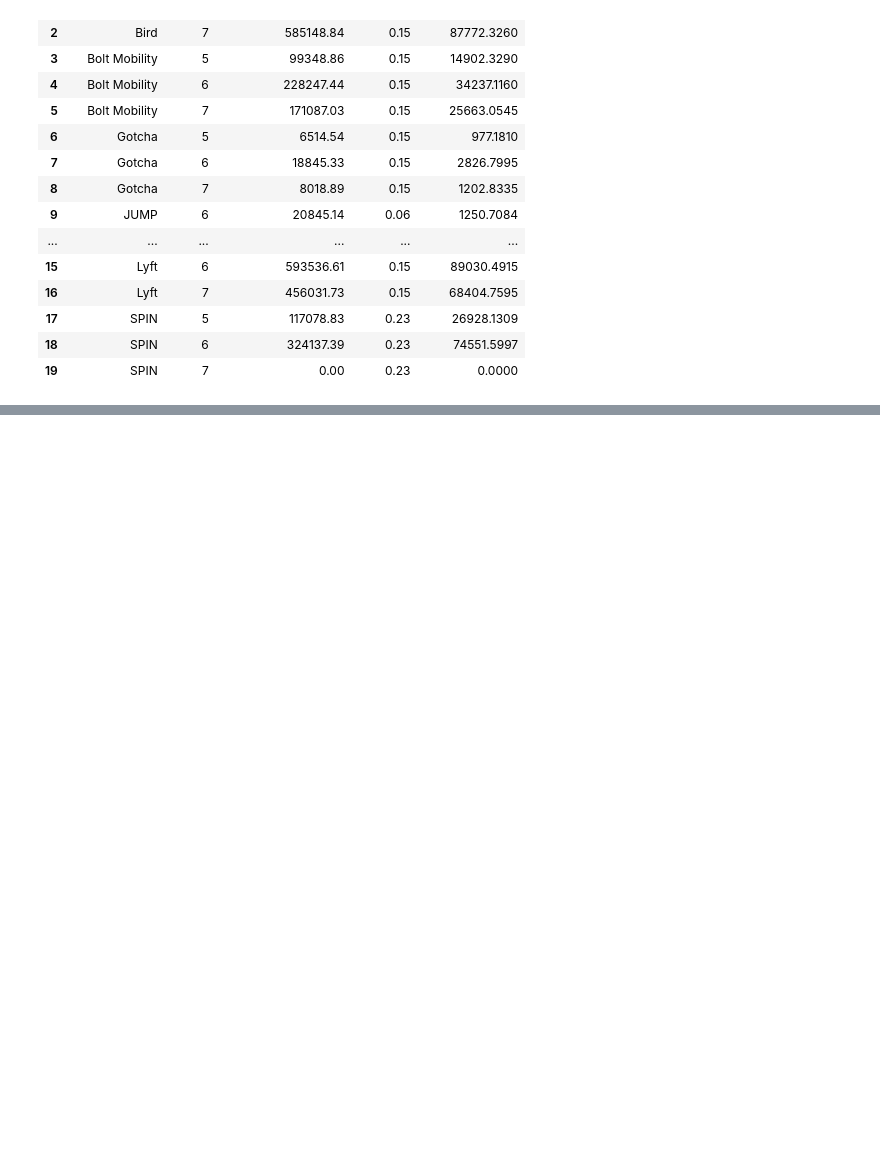
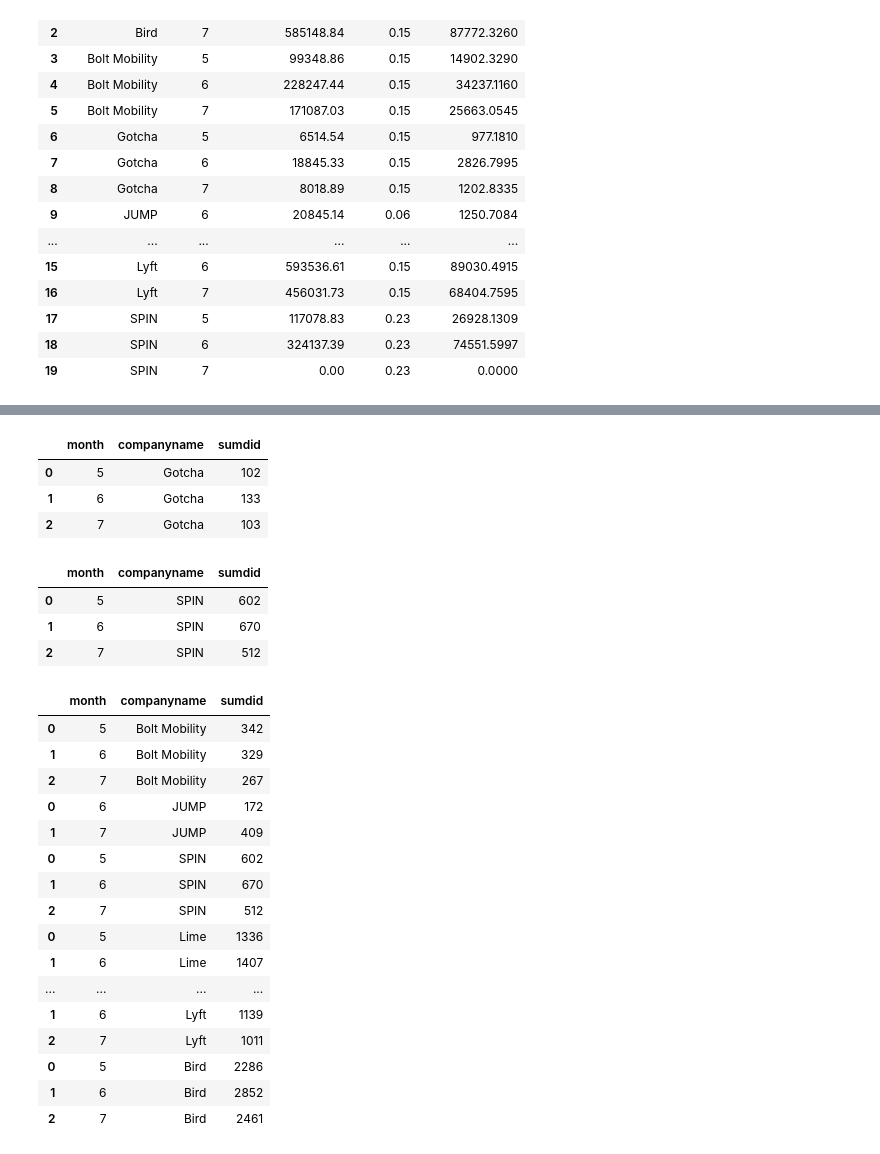
Before and after one commit to NSS-Full-Time-Data-Analytics-11/nashville-scooters-jazzy, a Jupyter notebook: notebooks/prices_trips.ipynb, the cells around one changed output, grey strips where cells are left out. Saved outputs shown, nothing was run; the diff lists cells and outputs as text; code cells hidden in the pictures; blank space fills up the shorter version.

```diff
--- a/notebooks/prices_trips.ipynb
+++ b/notebooks/prices_trips.ipynb
@@ -366,0 +483,8 @@ tripscost_grouped_month
+# %%
+scootcount_jump = (scootcount_jump.groupby(['month', 'companyname'])
+['sumdid']
+ .nunique()
+ .reset_index()
+)
+
+scootcount_jump
@@ -366,0 +495,8 @@ tripscost_grouped_month
+# %%
+scootcount_bird = (scootcount_bird.groupby(['month', 'companyname'])
+['sumdid']
+ .nunique()
+ .reset_index()
+)
+
+scootcount_bird
@@ -366,0 +508,60 @@ tripscost_grouped_month
+# %%
+scootcount_lyft = (scootcount_lyft.groupby(['month', 'companyname'])
+['sumdid']
+ .nunique()
+ .reset_index()
+)
+
+scootcount_spin = (scootcount_spin.groupby(['month', 'companyname'])
+['sumdid']
+ .nunique()
+ .reset_index()
+)
+
+scootcount_lime = (scootcount_lime.groupby(['month', 'companyname'])
+['sumdid']
+ .nunique()
+ .reset_index()
+)
+
+scootcount_gotcha = (scootcount_gotcha.groupby(['month', 'companyname'])
+['sumdid']
+ .nunique()
+ .reset_index()
+)
+
+
+scootcount_gotcha
+# %% [output]
+|  | month | companyname | sumdid |
+| 0 | 5 | Gotcha | 102 |
+| 1 | 6 | Gotcha | 133 |
+| 2 | 7 | Gotcha | 103 |
+# %%
+
+scootcount_spin
+# %% [output]
+|  | month | companyname | sumdid |
+| 0 | 5 | SPIN | 602 |
+| 1 | 6 | SPIN | 670 |
+| 2 | 7 | SPIN | 512 |
+# %%
+pd.concat([scootcount_bolt, scootcount_jump, scootcount_spin, scootcount_lime, scootcount_gotcha, scootcount_lyft, scootcount_bird])
+# %% [output]
+|  | month | companyname | sumdid |
+| 0 | 5 | Bolt Mobility | 342 |
+| 1 | 6 | Bolt Mobility | 329 |
+| 2 | 7 | Bolt Mobility | 267 |
+| 0 | 6 | JUMP | 172 |
+| 1 | 7 | JUMP | 409 |
+| 0 | 5 | SPIN | 602 |
+| 1 | 6 | SPIN | 670 |
+| 2 | 7 | SPIN | 512 |
+| 0 | 5 | Lime | 1336 |
+| 1 | 6 | Lime | 1407 |
+| ... | ... | ... | ... |
+| 1 | 6 | Lyft | 1139 |
+| 2 | 7 | Lyft | 1011 |
+| 0 | 5 | Bird | 2286 |
+| 1 | 6 | Bird | 2852 |
+| 2 | 7 | Bird | 2461 |
```
Also changed, not shown: parts of 27 cells of this notebook, 2 other files.
